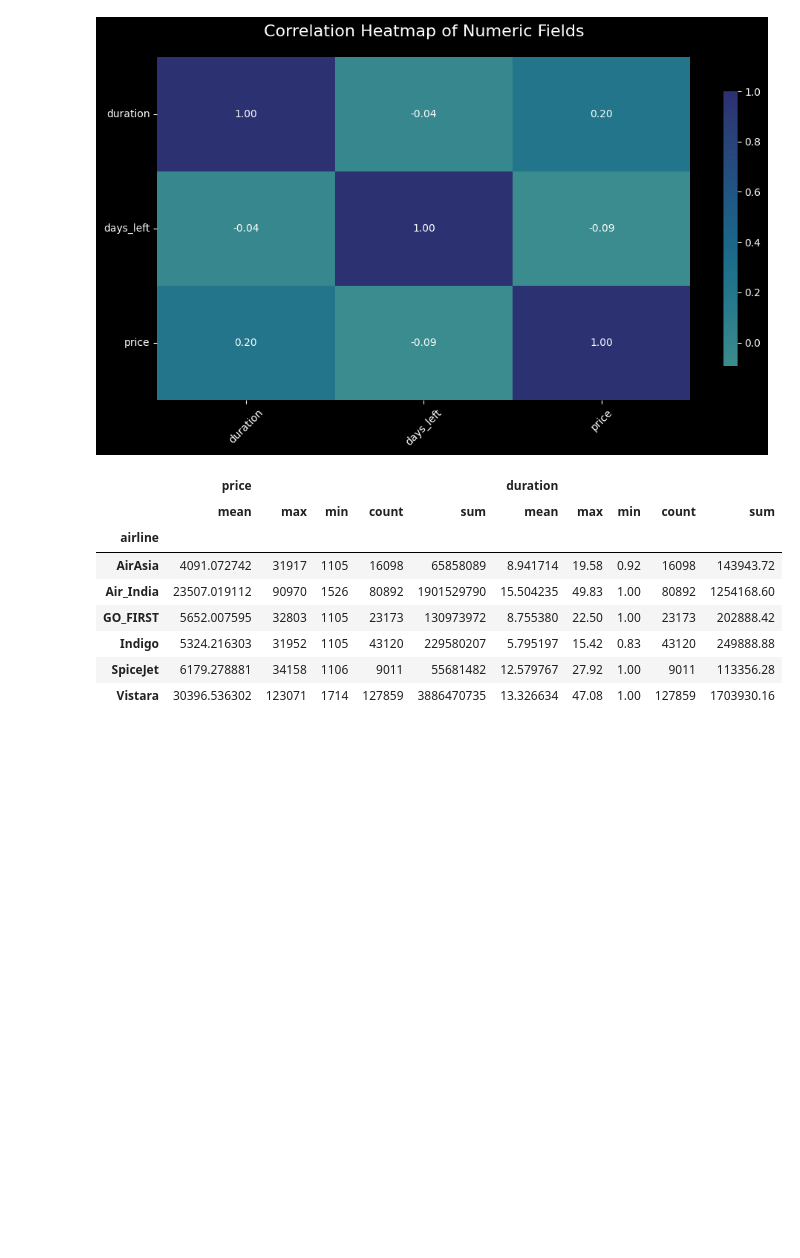
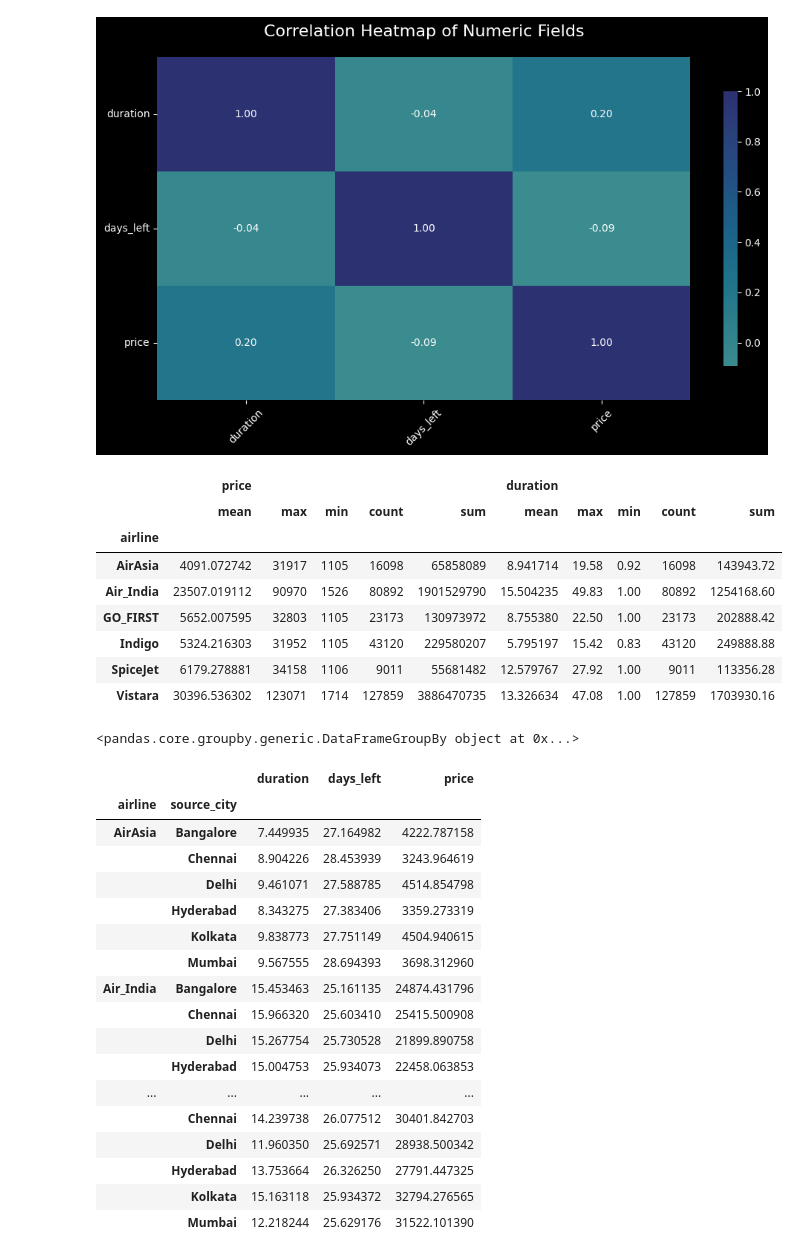
Before and after one commit to xyizko/xo-mathz, a Jupyter notebook: nb/yt-pandas-2.ipynb, the cells around one changed output. Drawn from its saved outputs; the diff is of its cells as text; code cells hidden in the pictures; blank space fills up the shorter version.

Commit message:
Kaggle Notebook | yt-pandas-2 | Version 1

```diff
--- a/nb/yt-pandas-2.ipynb
+++ b/nb/yt-pandas-2.ipynb
@@ -1366,3 +1366,31 @@ da1a.groupby('airline').agg(
 | Indigo | 5324.216303 | 31952 | 1105 | 43120 | 229580207 | 5.795197 | 15.42 | 0.83 | 43120 | 249888.88 |
 | SpiceJet | 6179.278881 | 34158 | 1106 | 9011 | 55681482 | 12.579767 | 27.92 | 1.00 | 9011 | 113356.28 |
 | Vistara | 30396.536302 | 123071 | 1714 | 127859 | 3886470735 | 13.326634 | 47.08 | 1.00 | 127859 | 1703930.16 |
+# %%
+# grouping by multiple columns
+
+da1a.groupby(['airline', 'source_city'])
+# %% [output]
+<pandas.core.groupby.generic.DataFrameGroupBy object at 0x...>
+# %%
+# Applying the simple functions to it
+da1a.groupby(['airline', 'source_city']).mean(numeric_only=True)
+# %% [output]
+|  |  | duration | days_left | price |
+| airline | source_city |  |  |  |
+| AirAsia | Bangalore | 7.449935 | 27.164982 | 4222.787158 |
+|  | Chennai | 8.904226 | 28.453939 | 3243.964619 |
+|  | Delhi | 9.461071 | 27.588785 | 4514.854798 |
+|  | Hyderabad | 8.343275 | 27.383406 | 3359.273319 |
+|  | Kolkata | 9.838773 | 27.751149 | 4504.940615 |
+|  | Mumbai | 9.567555 | 28.694393 | 3698.312960 |
+| Air_India | Bangalore | 15.453463 | 25.161135 | 24874.431796 |
+|  | Chennai | 15.966320 | 25.603410 | 25415.500908 |
+|  | Delhi | 15.267754 | 25.730528 | 21899.890758 |
+|  | Hyderabad | 15.004753 | 25.934073 | 22458.063853 |
+| ... | ... | ... | ... | ... |
+|  | Chennai | 14.239738 | 26.077512 | 30401.842703 |
+|  | Delhi | 11.960350 | 25.692571 | 28938.500342 |
+|  | Hyderabad | 13.753664 | 26.326250 | 27791.447325 |
+|  | Kolkata | 15.163118 | 25.934372 | 32794.276565 |
+|  | Mumbai | 12.218244 | 25.629176 | 31522.101390 |
```
